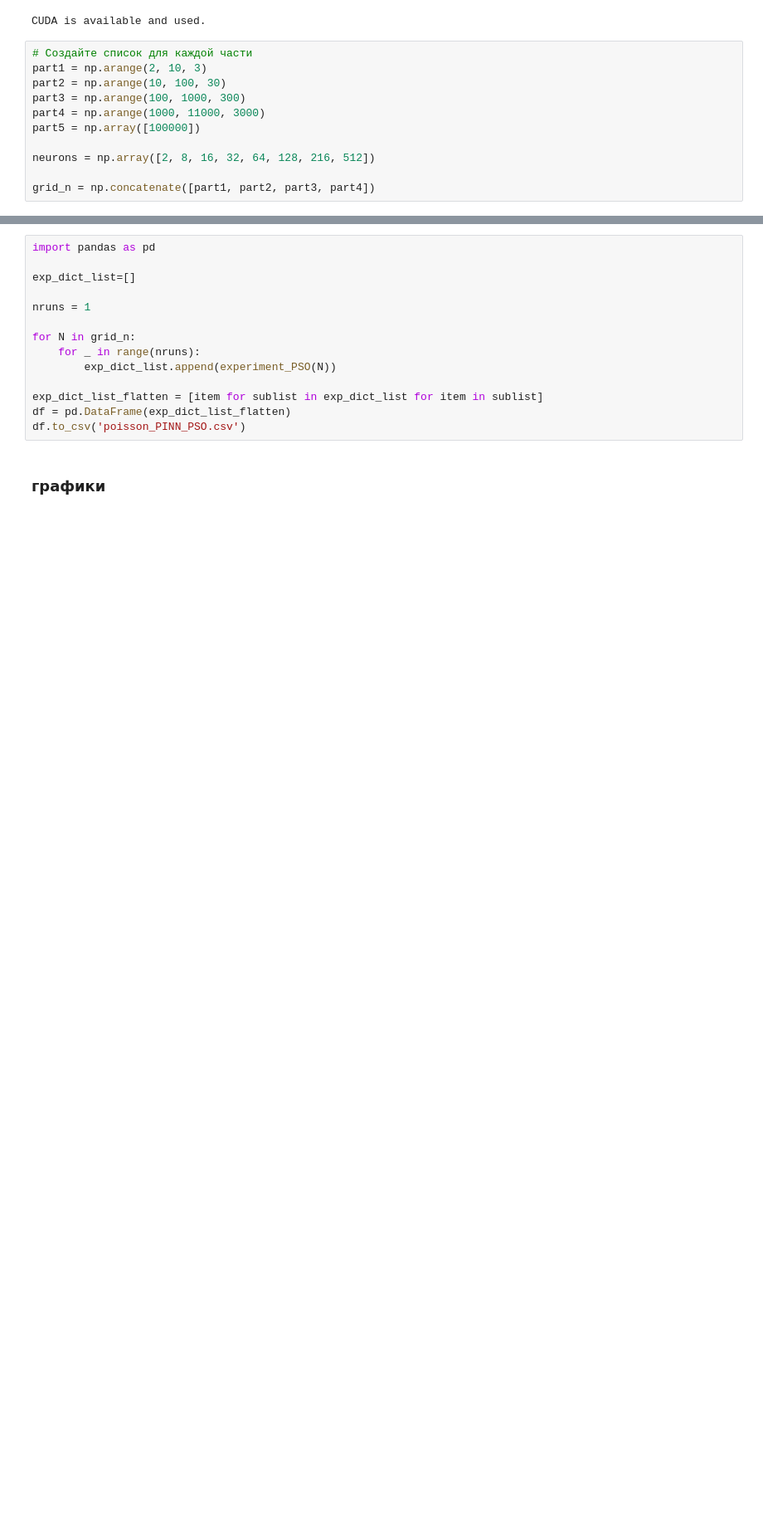
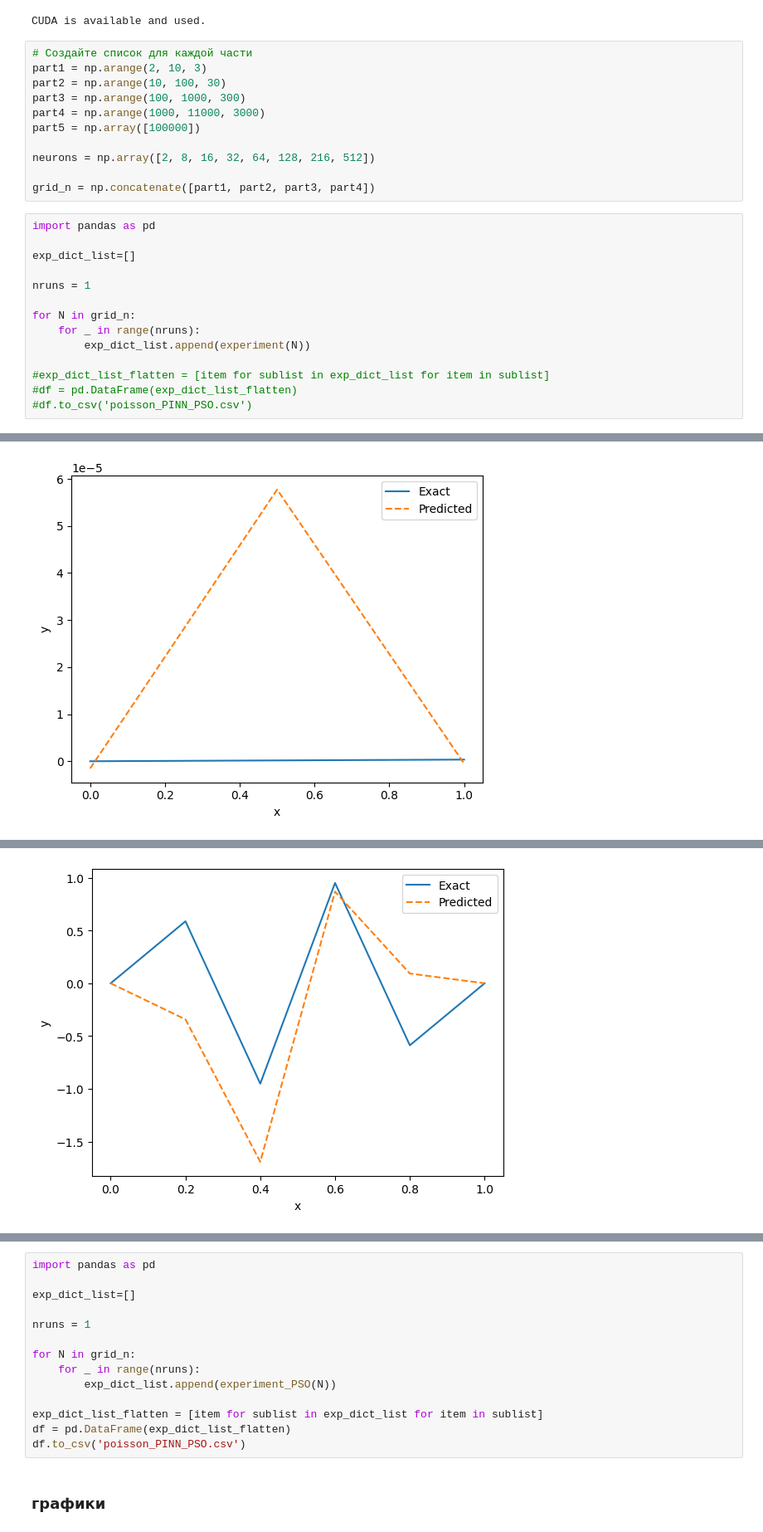
Before and after one commit to ITMO-NSS-team/torch_DE_solver, a Jupyter notebook: poisson1d/poisson1d.ipynb, the cells around one changed output, grey strips where cells are left out. Shown at 83% size. Saved outputs shown, nothing was run; the diff lists cells and outputs as text; blank space fills up the shorter version.

Commit message:
experiments sample script

```diff
--- a/poisson1d/poisson1d.ipynb
+++ b/poisson1d/poisson1d.ipynb
@@ -907,3 +907,18 @@ part5 = np.array([100000])
 neurons = np.array([2, 8, 16, 32, 64, 128, 216, 512])
 
 grid_n = np.concatenate([part1, part2, part3, part4])
+# %%
+import pandas as pd
+
+exp_dict_list=[]
+
+nruns = 1
+
+for N in grid_n:
+    for _ in range(nruns):
+        exp_dict_list.append(experiment(N))
+
+#exp_dict_list_flatten = [item for sublist in exp_dict_list for item in sublist]
+#df = pd.DataFrame(exp_dict_list_flatten)
+#df.to_csv('poisson_PINN_PSO.csv')
+# %% [output]
@@ -909,0 +941 @@ grid_n = np.concatenate([part1, part2, part3, part4])
+[figure, added]
@@ -909,0 +958 @@ grid_n = np.concatenate([part1, part2, part3, part4])
+[figure, added]
```
Also changed, not shown: parts of 5 cells of this notebook, 6 other files.
